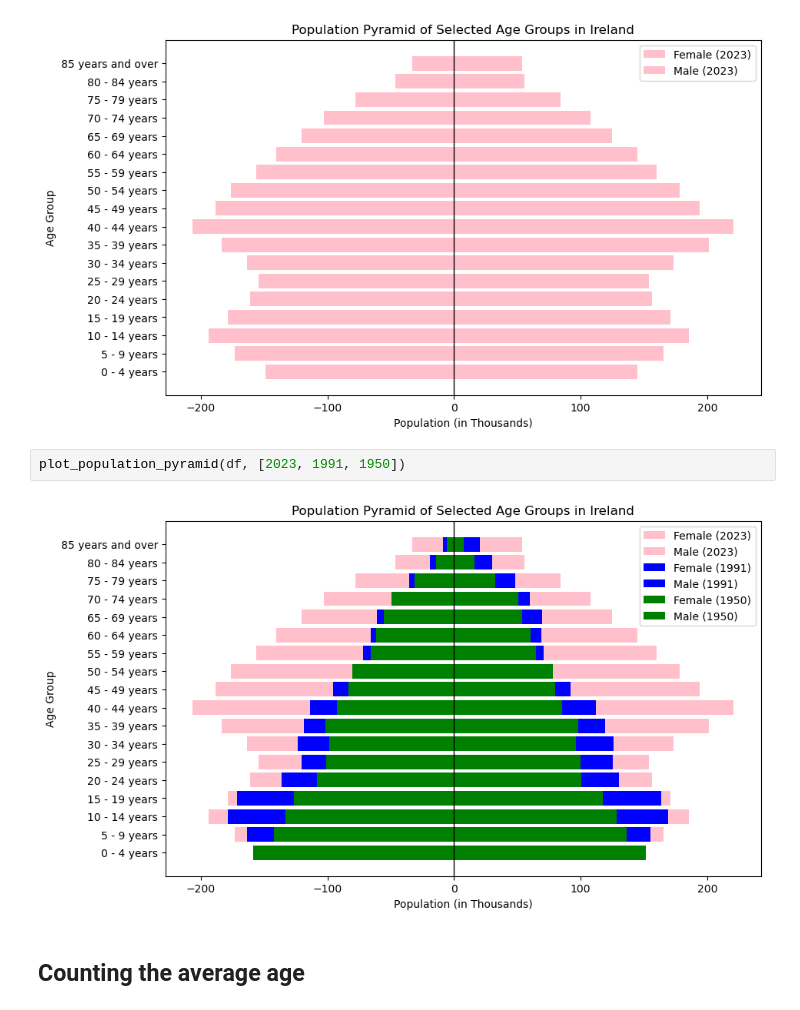
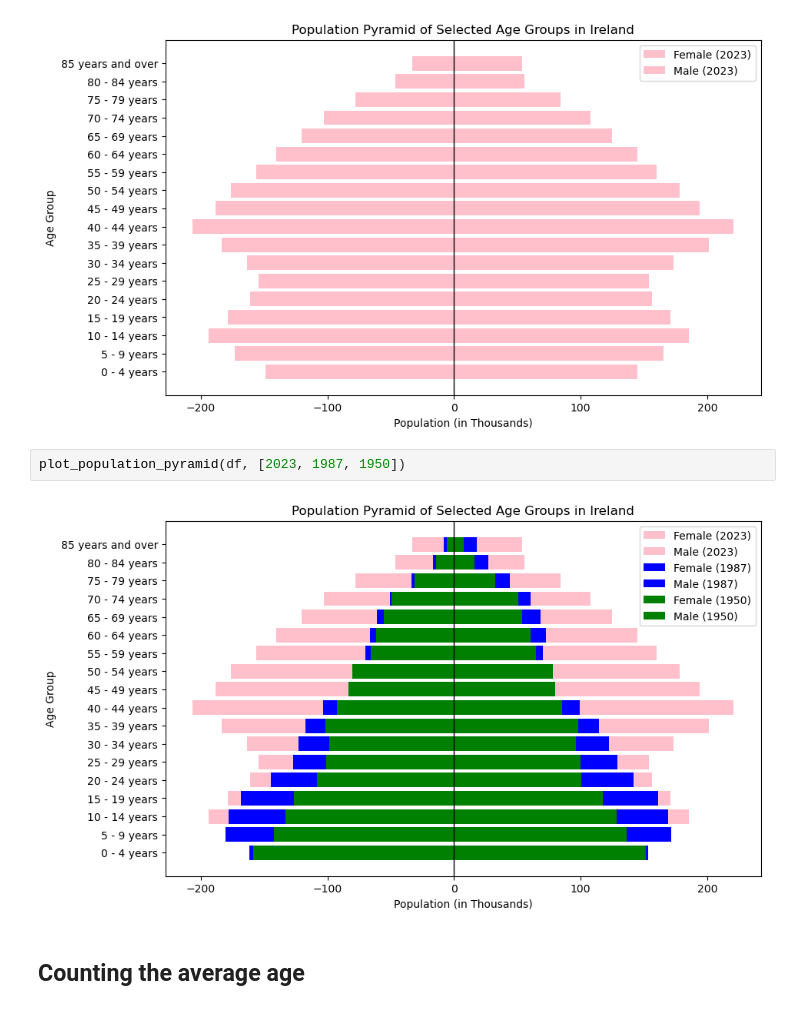
Before and after one commit to IlliaFadieiev/CA1, a Jupyter notebook: CA_main.ipynb, the cells around one changed output. Drawn from its saved outputs; the diff is of its cells as text.

```diff
--- a/CA_main.ipynb
+++ b/CA_main.ipynb
@@ -206,9 +224,9 @@ plot_population_pyramid(df, [2023])
 # %% [output]
 [figure]
 # %%
-plot_population_pyramid(df, [2023, 1991, 1950])
+plot_population_pyramid(df, [2023, 1987, 1950])
 # %% [output]
-[figure, old version]
+[figure, new version]
 # %% [markdown]
 ## Counting the average age
 # %%
```
Also changed, not shown: parts of 41 cells of this notebook.
